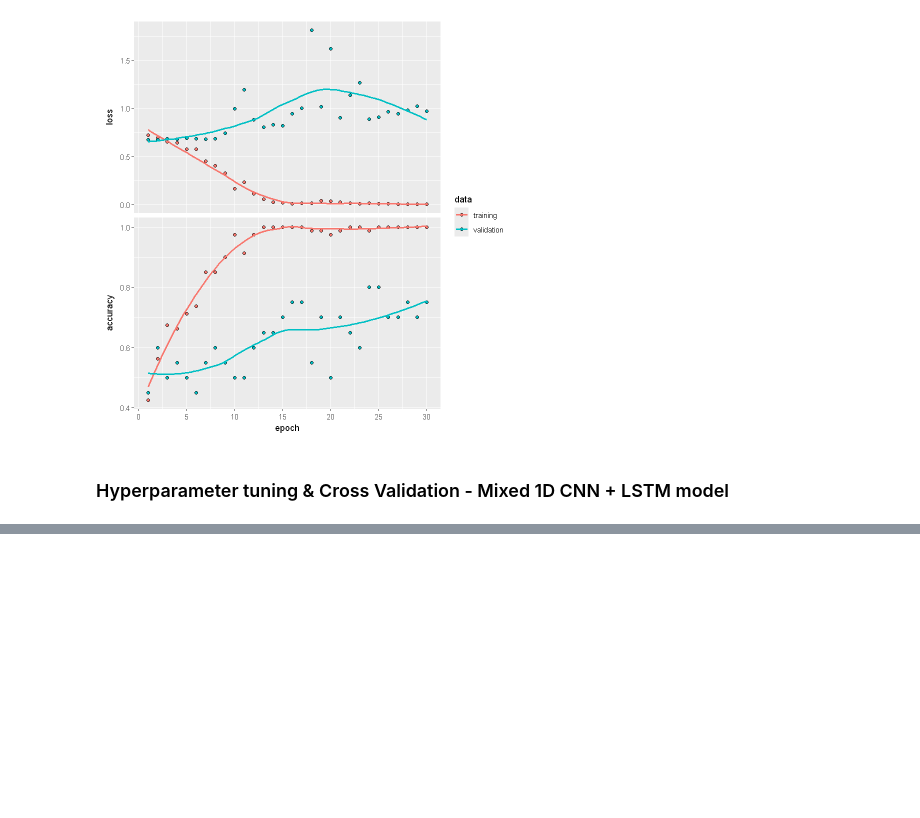
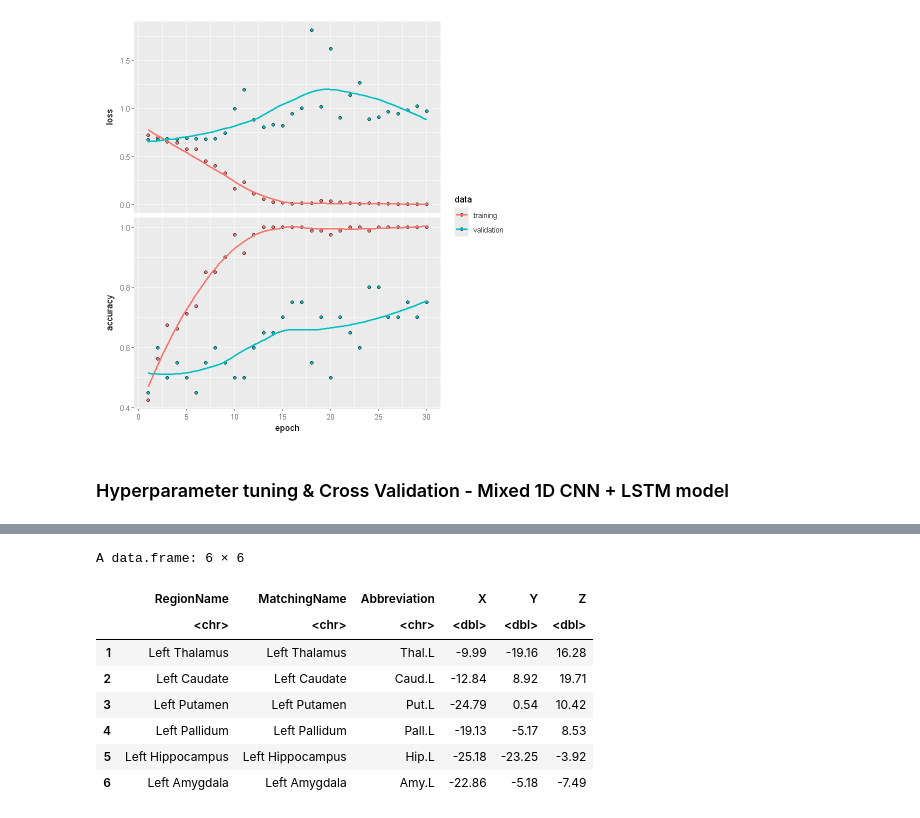
Before and after one commit to skaraoglu/UKF-CoupledOscillatorModel-fMRI, a Jupyter notebook: data.ipynb, the cells around one changed output, grey strips where cells are left out. Drawn from its saved outputs; the diff is of its cells as text; code cells hidden in the pictures; blank space fills up the shorter version.

```diff
--- a/data.ipynb
+++ b/data.ipynb
@@ -2758,0 +2820,30 @@ ________________________________________________________________________________
+# %%
+# for each region name in matches_df, find the corresponding x,y,z coordinates in the hoa112$name
+# matches_df$X[i] should be the matching hoa112$name's x.mni coordinate
+# matches_df$Y[i] should be the matching hoa112$name's y.mni coordinate
+# matches_df$Z[i] should be the matching hoa112$name's z.mni coordinate
+matches_df$X <- NA
+matches_df$Y <- NA
+matches_df$Z <- NA
+for (i in 1:nrow(matches_df)) {
+  region_name <- matches_df$Abbreviation[i]
+  idx <- which(hoa112$name == region_name)
+  if (length(idx) > 0) {
+    matches_df$X[i] <- hoa112$x.mni[idx]
+    matches_df$Y[i] <- hoa112$y.mni[idx]
+    matches_df$Z[i] <- hoa112$z.mni[idx]
+  }
+}
+write.csv(matches_df, "data/Matched_Regions.csv", row.names = FALSE)
+# Print the updated matches_df with coordinates
+head(matches_df)
+# %% [output]
+A data.frame: 6 × 6
+|  | RegionName | MatchingName | Abbreviation | X | Y | Z |
+|  | <chr> | <chr> | <chr> | <dbl> | <dbl> | <dbl> |
+| 1 | Left Thalamus | Left Thalamus | Thal.L | -9.99 | -19.16 | 16.28 |
+| 2 | Left Caudate | Left Caudate | Caud.L | -12.84 | 8.92 | 19.71 |
+| 3 | Left Putamen | Left Putamen | Put.L | -24.79 | 0.54 | 10.42 |
+| 4 | Left Pallidum | Left Pallidum | Pall.L | -19.13 | -5.17 | 8.53 |
+| 5 | Left Hippocampus | Left Hippocampus | Hip.L | -25.18 | -23.25 | -3.92 |
+| 6 | Left Amygdala | Left Amygdala | Amy.L | -22.86 | -5.18 | -7.49 |
```
Also changed, not shown: parts of 12 cells of this notebook.
